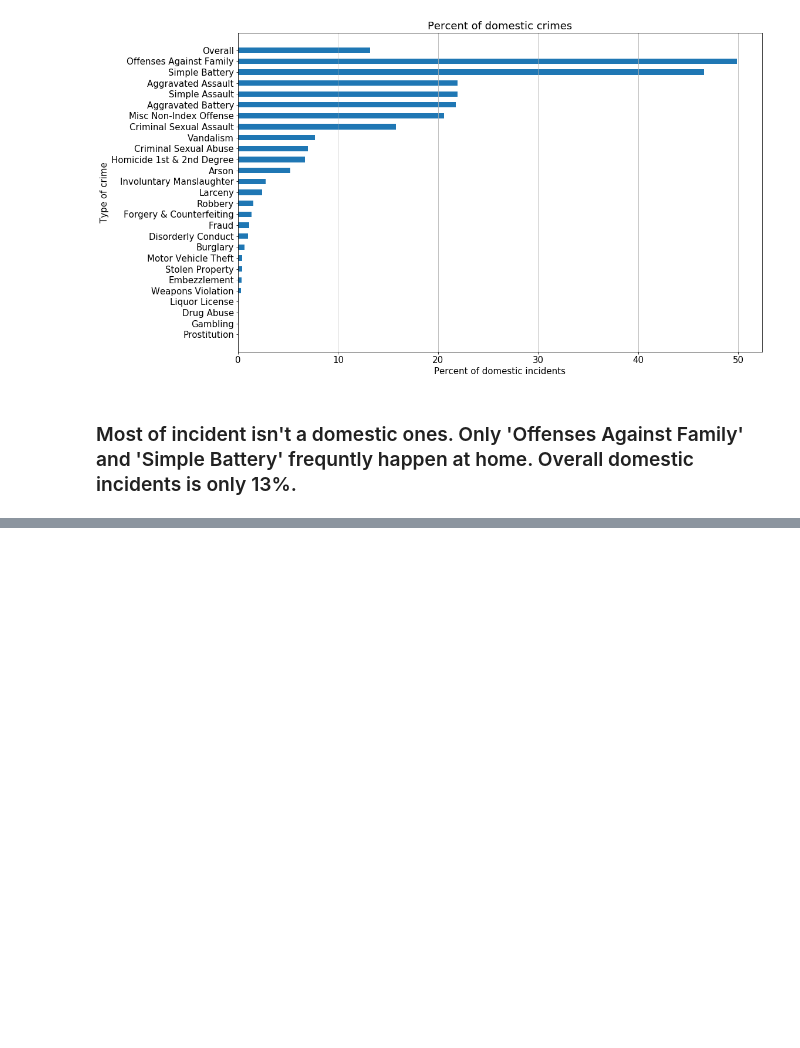
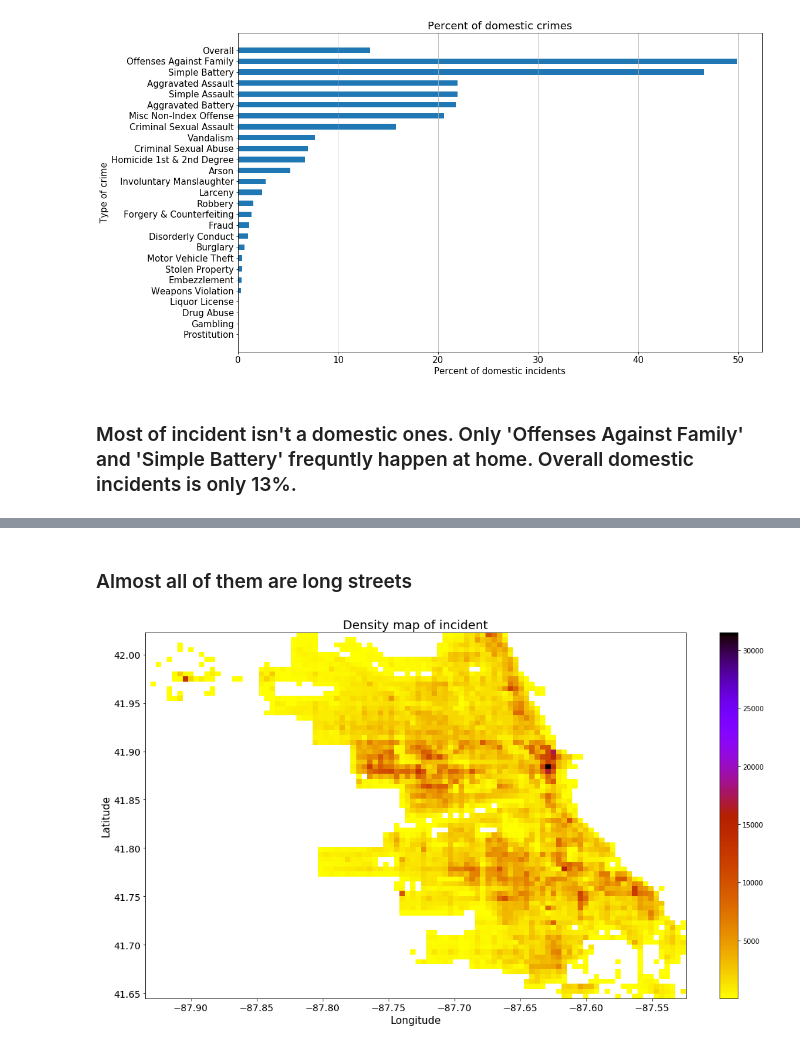
Before and after one commit to belkasanek/eda_chicago_crime_data, a Jupyter notebook: chicago_crimes_eda.ipynb, the cells around one changed output, grey strips where cells are left out. Saved outputs shown, nothing was run; the diff lists cells and outputs as text; code cells hidden in the pictures; blank space fills up the shorter version.

```diff
--- a/chicago_crimes_eda.ipynb
+++ b/chicago_crimes_eda.ipynb
@@ -23,6 +23,7 @@ os.listdir('.')
 # %%
 df = pd.read_csv('Chicago_crimes.csv')
 df['Date'] = pd.to_datetime(df['Date'], format='%m/%d/%Y %I:%M:%S %p')
+df['Updated On'] = pd.to_datetime(df['Updated On'], format='%m/%d/%Y %I:%M:%S %p')
 df.head()
 # %% [output]
 |  | ID | Case Number | Date | Block | IUCR | Primary Type | Description | Location Description | ... |
@@ -228,0 +278,17 @@ plt.setp(ax.get_yticklabels(), size=15);
+# %% [markdown]
+### Almost all of them are long streets
+# %%
+fig = plt.figure(figsize=(18, 10))
+
+temp = df.loc[(df['Longitude'].between(-90, -85) & df['Latitude'].between(39, 43)),
+               ['Longitude', 'Latitude']].copy()
+
+plt.hist2d(temp['Longitude'].dropna(), temp['Latitude'].dropna(), cmin=10, bins=(100, 75), cmap='gnuplot_r')
+plt.colorbar()
+plt.xlabel('Longitude', fontsize=15)
+plt.ylabel('Latitude', fontsize=15)
+plt.yticks(fontsize=14)
+plt.xticks(fontsize=14)
+plt.title('Density map of incident', fontsize=18);
+# %% [output]
+[figure, added]
```
Also changed, not shown: parts of 9 cells of this notebook.
